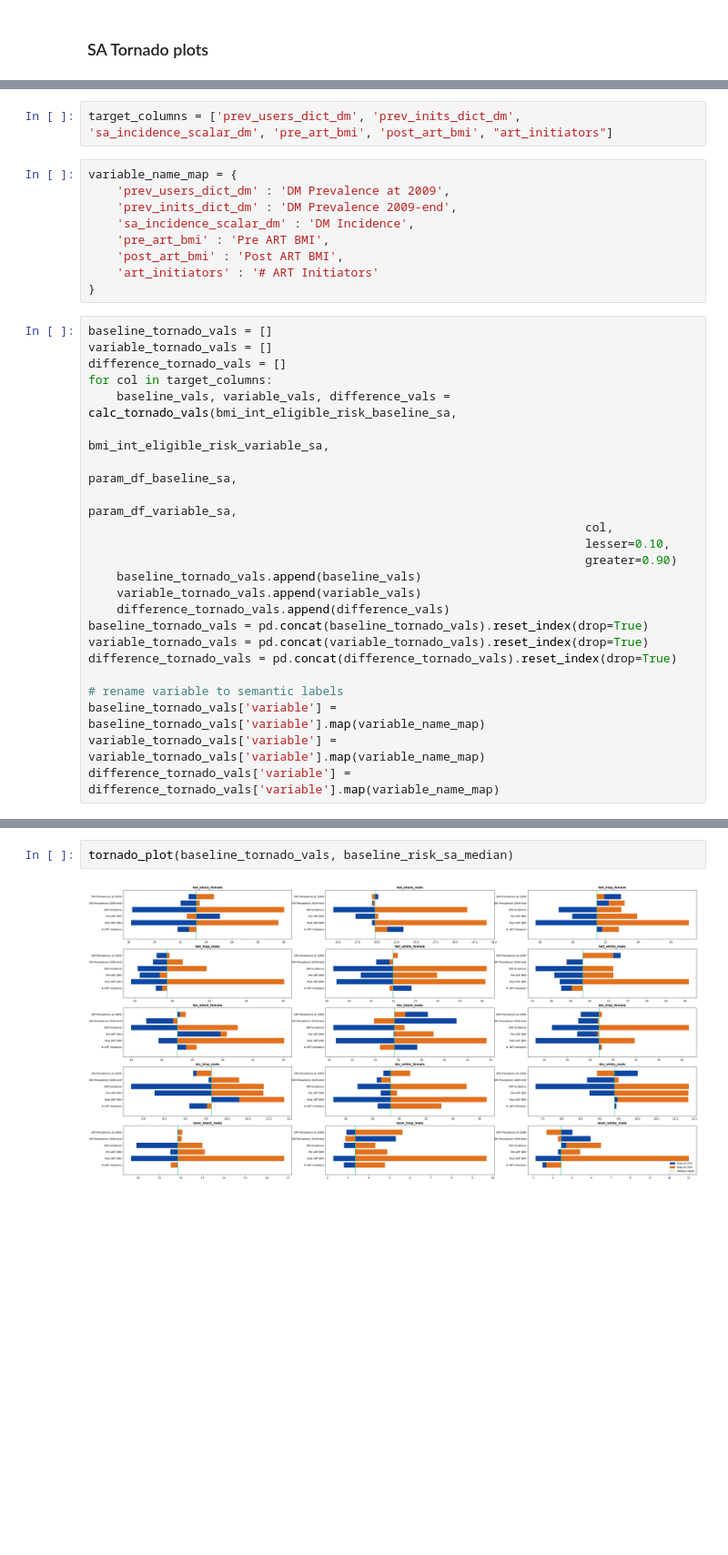
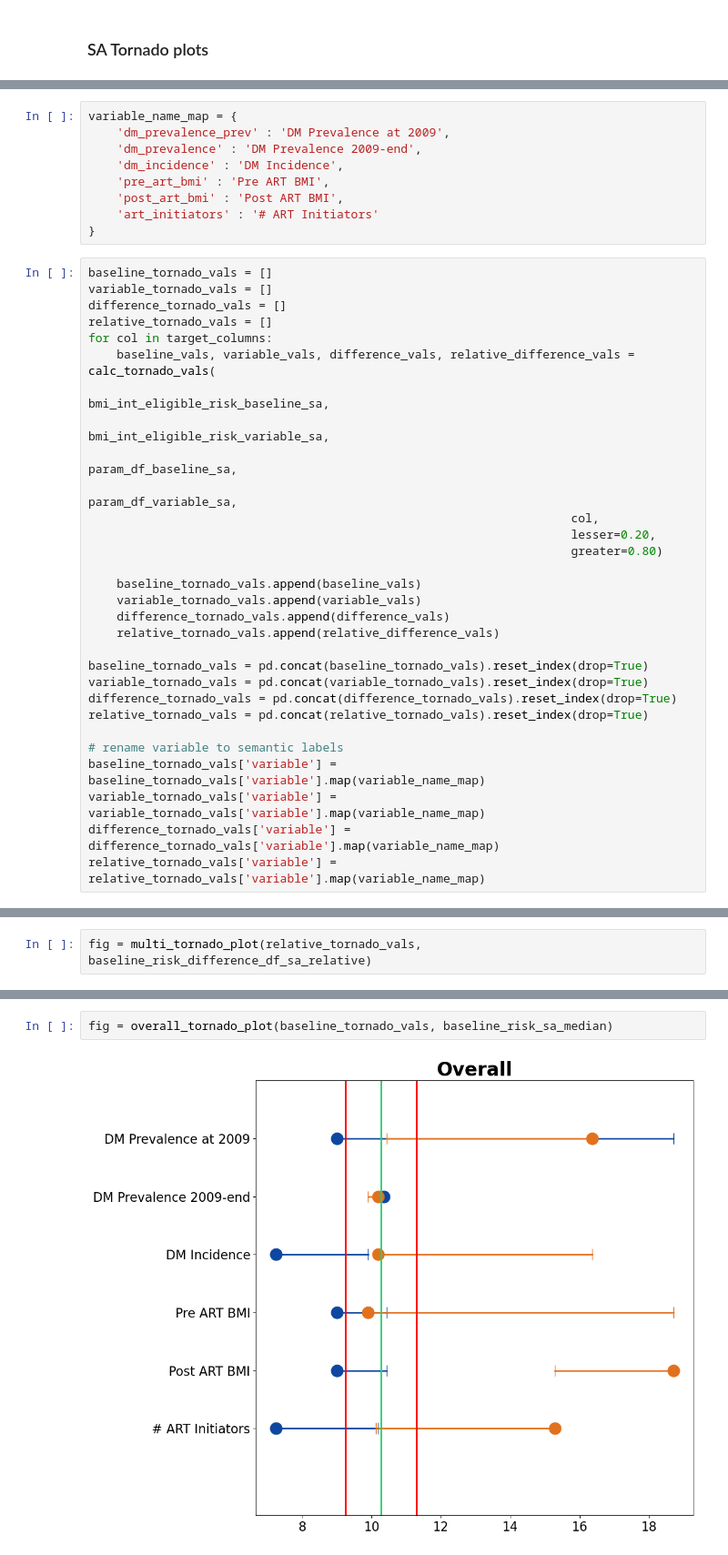
Before and after one commit to PearlHivModelingTeam/pearlModel, a Jupyter notebook: scripts/sa_notebook.ipynb, the cells around one changed output, grey strips where cells are left out. Shown at 91% size. Saved outputs shown, nothing was run; the diff lists cells and outputs as text; blank space fills up the shorter version.

Commit message:
bmi_sa overall and relative

```diff
--- a/scripts/sa_notebook.ipynb
+++ b/scripts/sa_notebook.ipynb
@@ -333,10 +416,8 @@ def calc_tornado_vals(baseline_risk_df,
-# %%
-target_columns = ['prev_users_dict_dm', 'prev_inits_dict_dm', 'sa_incidence_scalar_dm', 'pre_art_bmi', 'post_art_bmi', "art_initiators"]
 # %%
 variable_name_map = {
-    'prev_users_dict_dm' : 'DM Prevalence at 2009',
-    'prev_inits_dict_dm' : 'DM Prevalence 2009-end',
-    'sa_incidence_scalar_dm' : 'DM Incidence',
+    'dm_prevalence_prev' : 'DM Prevalence at 2009',
+    'dm_prevalence' : 'DM Prevalence 2009-end',
+    'dm_incidence' : 'DM Incidence',
     'pre_art_bmi' : 'Pre ART BMI',
     'post_art_bmi' : 'Post ART BMI',
     'art_initiators' : '# ART Initiators'
@@ -345,22 +426,29 @@ variable_name_map = {
 baseline_tornado_vals = []
 variable_tornado_vals = []
 difference_tornado_vals = []
+relative_tornado_vals = []
 for col in target_columns:
-    baseline_vals, variable_vals, difference_vals = calc_tornado_vals(bmi_int_eligible_risk_baseline_sa,
-                                                                      bmi_int_eligible_risk_variable_sa,
-                                                                      param_df_baseline_sa,
-                                                                      param_df_variable_sa,
-                                                                      col,
-                                                                      lesser=0.10,
-                                                                      greater=0.90)
+    baseline_vals, variable_vals, difference_vals, relative_difference_vals = calc_tornado_vals(
+                                                                    bmi_int_eligible_risk_baseline_sa,
+                                                                    bmi_int_eligible_risk_variable_sa,
+                                                                    param_df_baseline_sa,
+                                                                    param_df_variable_sa,
+                                                                    col,
+                                                                    lesser=0.20,
+                                                                    greater=0.80)
+
     baseline_tornado_vals.append(baseline_vals)
     variable_tornado_vals.append(variable_vals)
     difference_tornado_vals.append(difference_vals)
+    relative_tornado_vals.append(relative_difference_vals)
+
 baseline_tornado_vals = pd.concat(baseline_tornado_vals).reset_index(drop=True)
 variable_tornado_vals = pd.concat(variable_tornado_vals).reset_index(drop=True)
 difference_tornado_vals = pd.concat(difference_tornado_vals).reset_index(drop=True)
+relative_tornado_vals = pd.concat(relative_tornado_vals).reset_index(drop=True)
 
 # rename variable to semantic labels
 baseline_tornado_vals['variable'] = baseline_tornado_vals['variable'].map(variable_name_map)
 variable_tornado_vals['variable'] = variable_tornado_vals['variable'].map(variable_name_map)
 difference_tornado_vals['variable'] = difference_tornado_vals['variable'].map(variable_name_map)
+relative_tornado_vals['variable'] = relative_tornado_vals['variable'].map(variable_name_map)
@@ -366,0 +541,2 @@ difference_tornado_vals['variable'] = difference_tornado_vals['variable'].map(va
+# %%
+fig = multi_tornado_plot(relative_tornado_vals, baseline_risk_difference_df_sa_relative)
@@ -411,7 +596,7 @@ def tornado_plot(tornado_vals, baseline_vals):
 
     return fig
 # %%
-tornado_plot(baseline_tornado_vals, baseline_risk_sa_median)
+fig = overall_tornado_plot(baseline_tornado_vals, baseline_risk_sa_median)
 # %% [output]
-[figure, old version]
+[figure, new version]
 # %%
```
Also changed, not shown: parts of 35 cells of this notebook.
